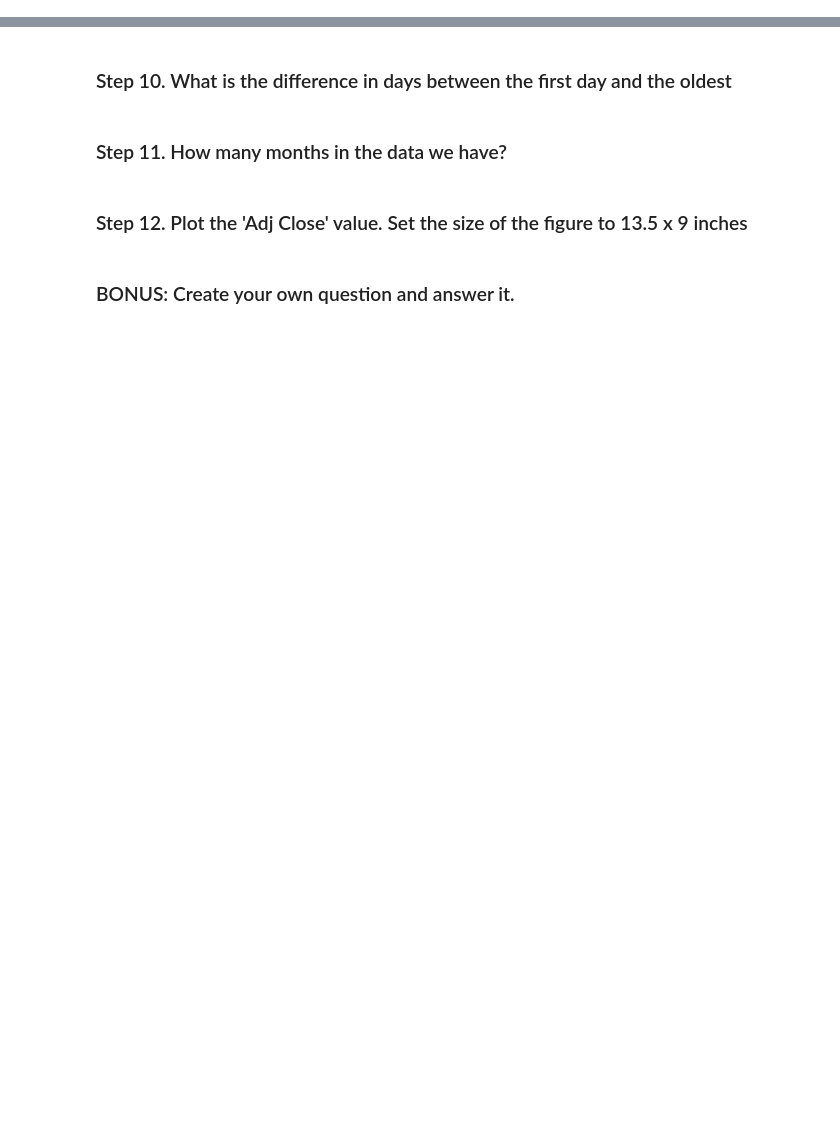
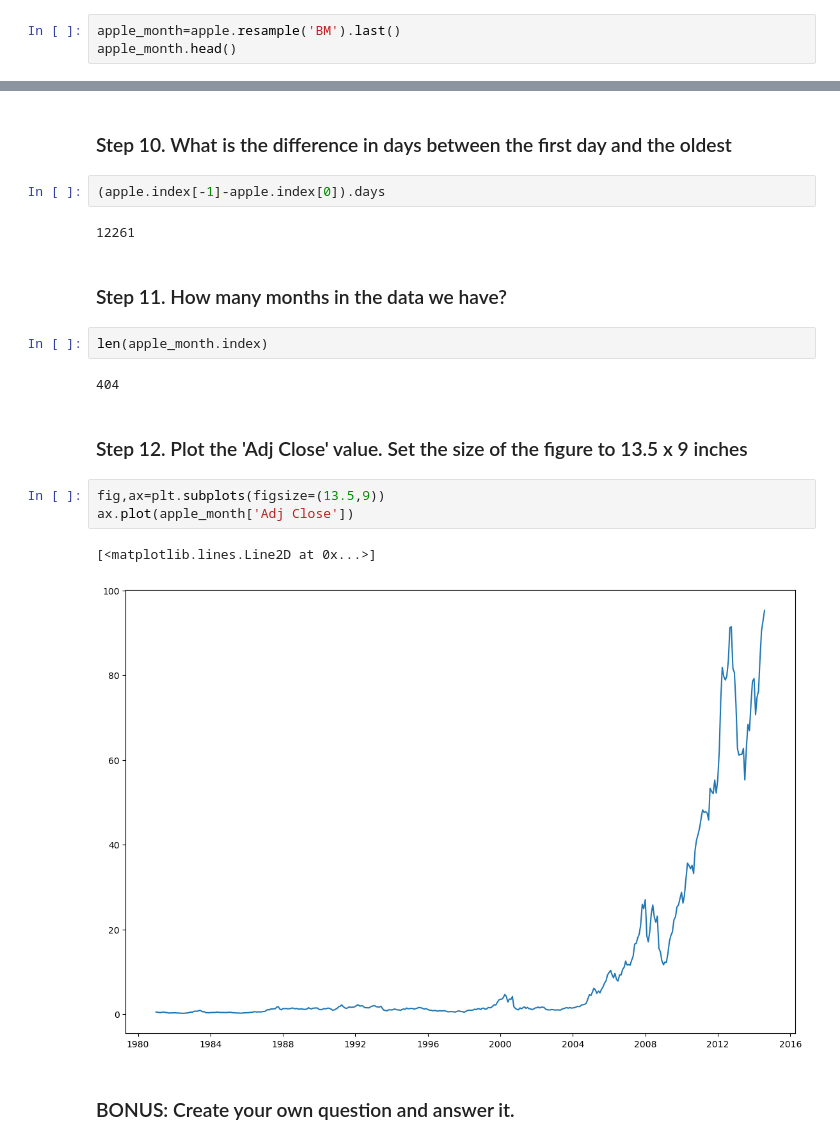
Before and after one commit to lucaslulucaslu/pandas_exercises, a Jupyter notebook: 09_Time_Series/Apple_Stock/Exercises.ipynb, the cells around one changed output, grey strips where cells are left out. Saved outputs shown, nothing was run; the diff lists cells and outputs as text; blank space fills up the shorter version.

```diff
--- a/09_Time_Series/Apple_Stock/Exercises.ipynb
+++ b/09_Time_Series/Apple_Stock/Exercises.ipynb
@@ -52,3 +52,6 @@ True
 apple.sort_index(ascending=True,inplace=True)
 # %% [markdown]
 ### Step 9. Get the last business day of each month
+# %%
+apple_month=apple.resample('BM').last()
+apple_month.head()
@@ -55,8 +66,22 @@ apple.sort_index(ascending=True,inplace=True)
 # %% [markdown]
 ### Step 10.  What is the difference in days between the first day and the oldest
+# %%
+(apple.index[-1]-apple.index[0]).days
+# %% [output]
+12261
 # %% [markdown]
 ### Step 11.  How many months in the data we have?
+# %%
+len(apple_month.index)
+# %% [output]
+404
 # %% [markdown]
 ### Step 12. Plot the 'Adj Close' value. Set the size of the figure to 13.5 x 9 inches
+# %%
+fig,ax=plt.subplots(figsize=(13.5,9))
+ax.plot(apple_month['Adj Close'])
+# %% [output]
+[<matplotlib.lines.Line2D at 0x...>]
+[figure, added]
 # %% [markdown]
 ### BONUS: Create your own question and answer it.
```
Also changed, not shown: parts of 1 cell of this notebook, 4 other files.
